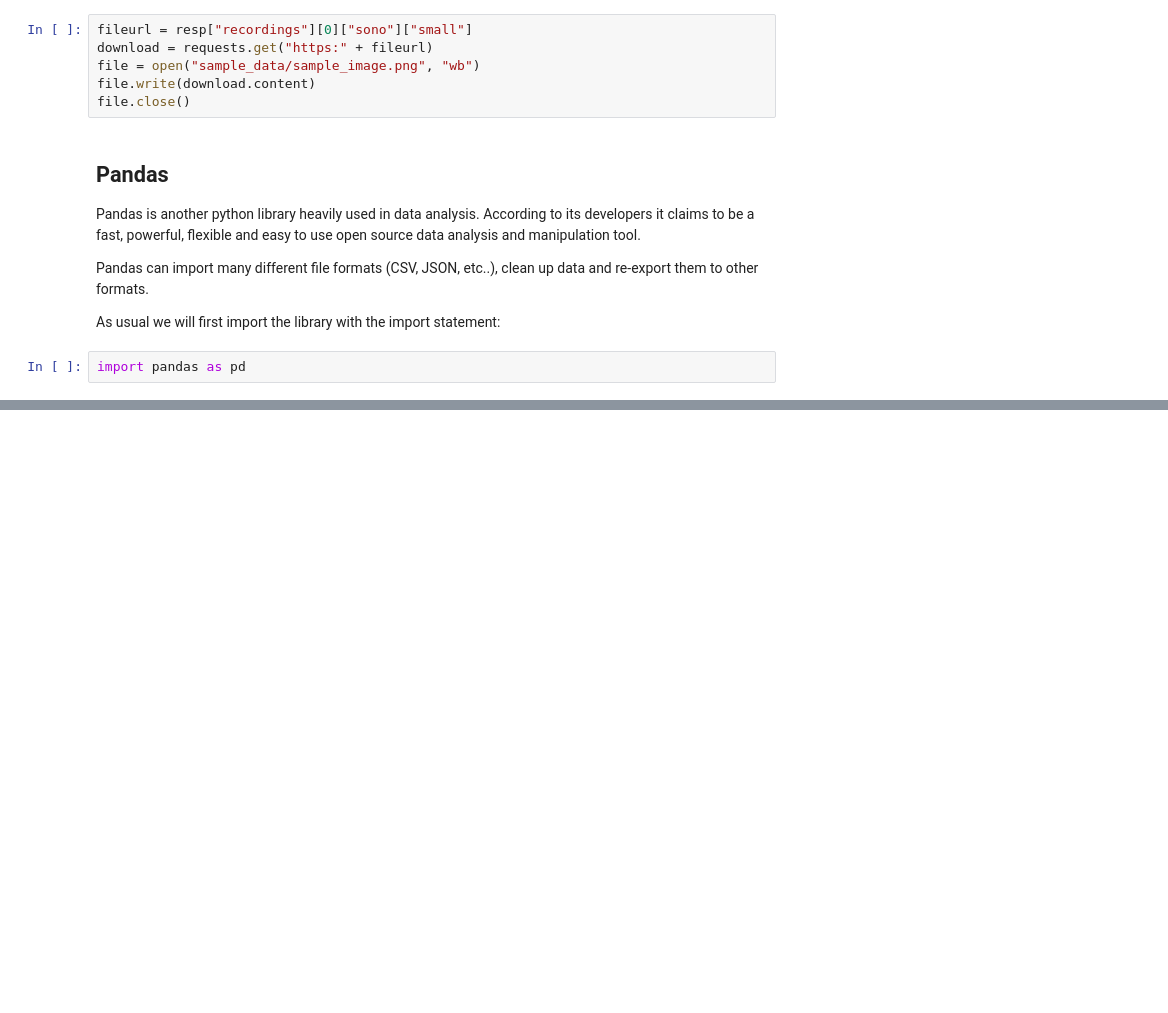
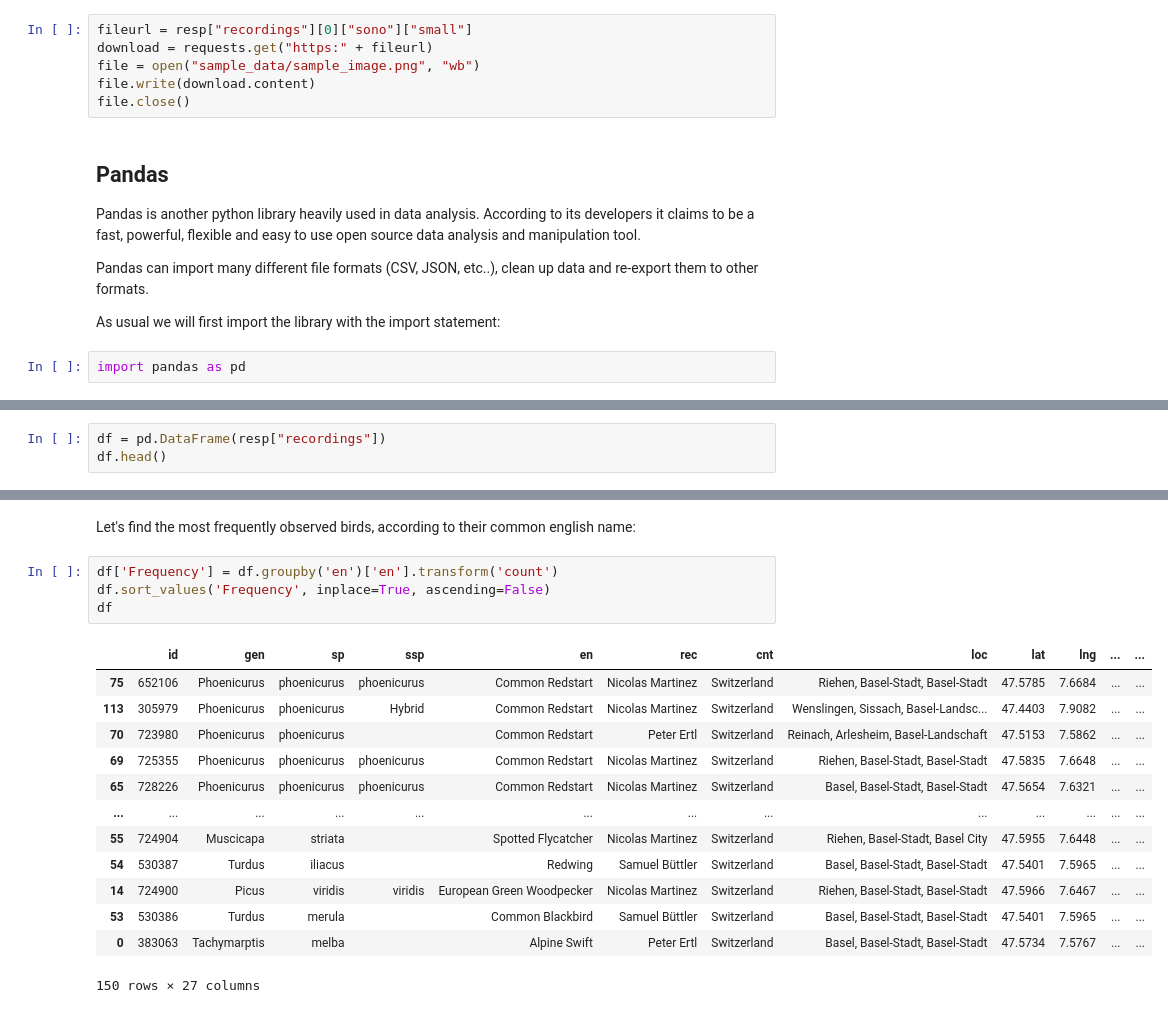
Before and after one commit to fleshgordo/cocreate22, a Jupyter notebook: 002_scraping.ipynb, the cells around one changed output, grey strips where cells are left out. Drawn from its saved outputs; the diff is of its cells as text; blank space fills up the shorter version.

```diff
--- a/002_scraping.ipynb
+++ b/002_scraping.ipynb
@@ -150,0 +312,3 @@ Name: rmk, Length: 150, dtype: object
+# %%
+df = pd.DataFrame(resp["recordings"])
+df.head()
@@ -150,0 +351,20 @@ Name: rmk, Length: 150, dtype: object
+# %% [markdown]
+Let's find the most frequently observed birds, according to their common english name:
+# %%
+df['Frequency'] = df.groupby('en')['en'].transform('count')
+df.sort_values('Frequency', inplace=True, ascending=False)
+df
+# %% [output]
+|  | id | gen | sp | ssp | en | rec | cnt | loc | lat | lng | ... | ... |
+| 75 | 652106 | Phoenicurus | phoenicurus | phoenicurus | Common Redstart | Nicolas Martinez | Switzerland | Riehen, Basel-Stadt, Basel-Stadt | 47.5785 | 7.6684 | ... | ... |
+| 113 | 305979 | Phoenicurus | phoenicurus | Hybrid | Common Redstart | Nicolas Martinez | Switzerland | Wenslingen, Sissach, Basel-Landsc... | 47.4403 | 7.9082 | ... | ... |
+| 70 | 723980 | Phoenicurus | phoenicurus |  | Common Redstart | Peter Ertl | Switzerland | Reinach, Arlesheim, Basel-Landschaft | 47.5153 | 7.5862 | ... | ... |
+| 69 | 725355 | Phoenicurus | phoenicurus | phoenicurus | Common Redstart | Nicolas Martinez | Switzerland | Riehen, Basel-Stadt, Basel-Stadt | 47.5835 | 7.6648 | ... | ... |
+| 65 | 728226 | Phoenicurus | phoenicurus | phoenicurus | Common Redstart | Nicolas Martinez | Switzerland | Basel, Basel-Stadt, Basel-Stadt | 47.5654 | 7.6321 | ... | ... |
+| ... | ... | ... | ... | ... | ... | ... | ... | ... | ... | ... | ... | ... |
+| 55 | 724904 | Muscicapa | striata |  | Spotted Flycatcher | Nicolas Martinez | Switzerland | Riehen, Basel-Stadt, Basel City | 47.5955 | 7.6448 | ... | ... |
+| 54 | 530387 | Turdus | iliacus |  | Redwing | Samuel Büttler | Switzerland | Basel, Basel-Stadt, Basel-Stadt | 47.5401 | 7.5965 | ... | ... |
+| 14 | 724900 | Picus | viridis | viridis | European Green Woodpecker | Nicolas Martinez | Switzerland | Riehen, Basel-Stadt, Basel-Stadt | 47.5966 | 7.6467 | ... | ... |
+| 53 | 530386 | Turdus | merula |  | Common Blackbird | Samuel Büttler | Switzerland | Basel, Basel-Stadt, Basel-Stadt | 47.5401 | 7.5965 | ... | ... |
+| 0 | 383063 | Tachymarptis | melba |  | Alpine Swift | Peter Ertl | Switzerland | Basel, Basel-Stadt, Basel-Stadt | 47.5734 | 7.5767 | ... | ... |
+150 rows × 27 columns
```
Also changed, not shown: parts of 33 cells of this notebook.
